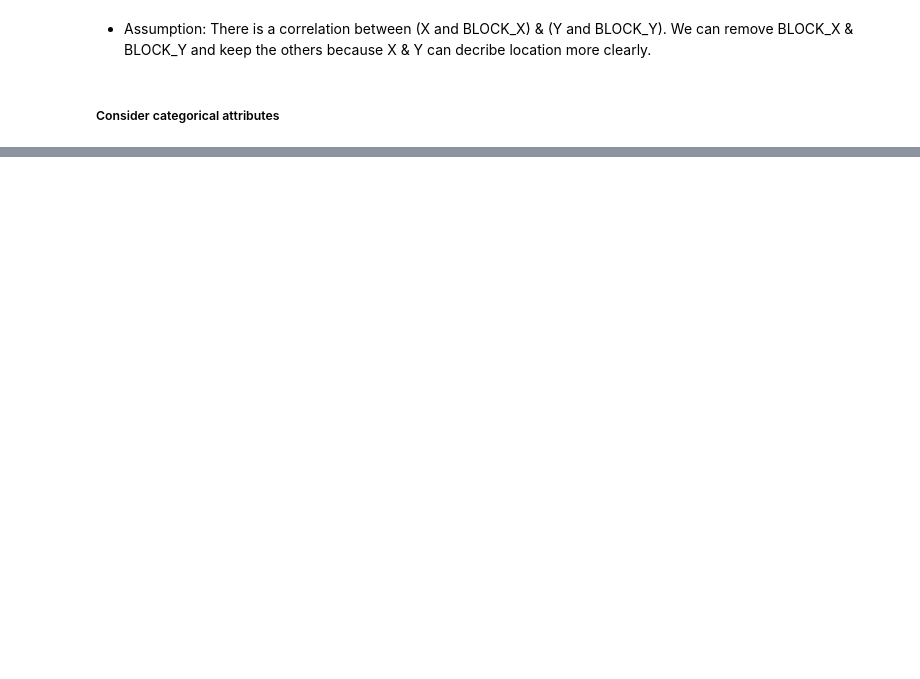
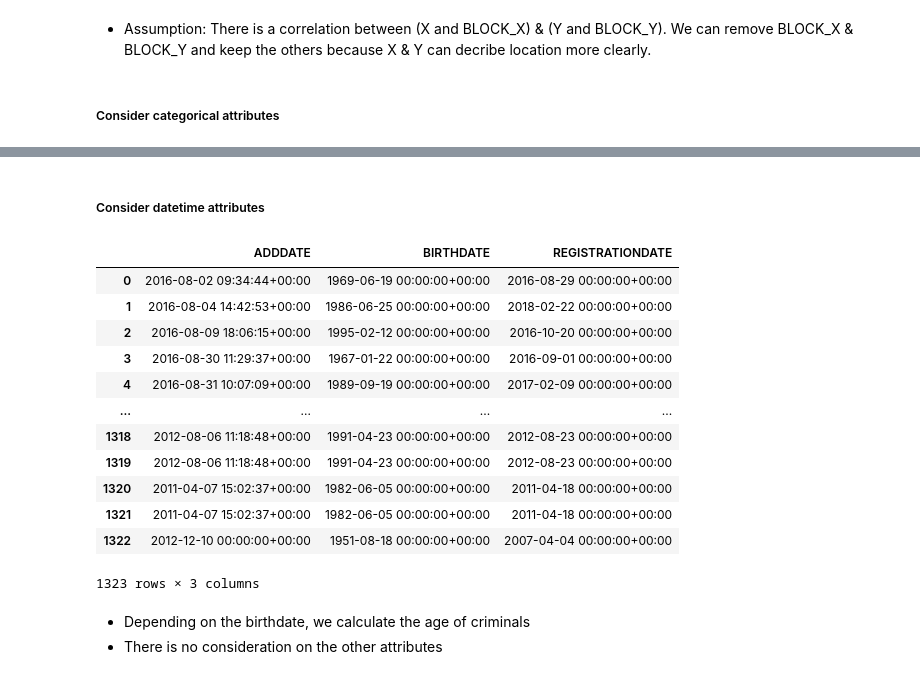
Before and after one commit to Truong1311/FinalProject_LTCKHDL, a Jupyter notebook: Sang.ipynb, the cells around one changed output, grey strips where cells are left out. Drawn from its saved outputs; the diff is of its cells as text; code cells hidden in the pictures; blank space fills up the shorter version.

```diff
--- a/Sang.ipynb
+++ b/Sang.ipynb
@@ -252,3 +256,25 @@ category_df.head(5)
 | 2 | REGINALD ELBERT HARRIS-WILLS | B | BROWN | BLACK | TATTOO ON LOWER RIGHT ARM "LAMONT... | HOME | 2400 - 2499 BLOCK OF LAWRENCE STR... | NE |
 | 3 | MELVIN | B | BROWN | BLACK | TATTOO ON SHOULDER "TINA"; GUNSHO... | HOME | 1 - 99 BLOCK OF S STREET NW | NW |
 | 4 | TIMOTHY GANT | B | BROWN | BLACK | TATTOO ON LEFT SHOULDER 'PICTURE ... | WORK | 1700 - 1799 BLOCK OF 7TH STREET NW | NW |
+# %% [markdown]
+##### Consider datetime attributes
+# %%
+datetime_df=data_df.select_dtypes(include='datetime64[ns, UTC]')
+datetime_df
+# %% [output]
+|  | ADDDATE | BIRTHDATE | REGISTRATIONDATE |
+| 0 | 2016-08-02 09:34:44+00:00 | 1969-06-19 00:00:00+00:00 | 2016-08-29 00:00:00+00:00 |
+| 1 | 2016-08-04 14:42:53+00:00 | 1986-06-25 00:00:00+00:00 | 2018-02-22 00:00:00+00:00 |
+| 2 | 2016-08-09 18:06:15+00:00 | 1995-02-12 00:00:00+00:00 | 2016-10-20 00:00:00+00:00 |
+| 3 | 2016-08-30 11:29:37+00:00 | 1967-01-22 00:00:00+00:00 | 2016-09-01 00:00:00+00:00 |
+| 4 | 2016-08-31 10:07:09+00:00 | 1989-09-19 00:00:00+00:00 | 2017-02-09 00:00:00+00:00 |
+| ... | ... | ... | ... |
+| 1318 | 2012-08-06 11:18:48+00:00 | 1991-04-23 00:00:00+00:00 | 2012-08-23 00:00:00+00:00 |
+| 1319 | 2012-08-06 11:18:48+00:00 | 1991-04-23 00:00:00+00:00 | 2012-08-23 00:00:00+00:00 |
+| 1320 | 2011-04-07 15:02:37+00:00 | 1982-06-05 00:00:00+00:00 | 2011-04-18 00:00:00+00:00 |
+| 1321 | 2011-04-07 15:02:37+00:00 | 1982-06-05 00:00:00+00:00 | 2011-04-18 00:00:00+00:00 |
+| 1322 | 2012-12-10 00:00:00+00:00 | 1951-08-18 00:00:00+00:00 | 2007-04-04 00:00:00+00:00 |
+1323 rows × 3 columns
+# %% [markdown]
+- Depending on the birthdate, we calculate the age of criminals
+- There is no consideration on the other attributes
```
Also changed, not shown: parts of 4 cells of this notebook.
